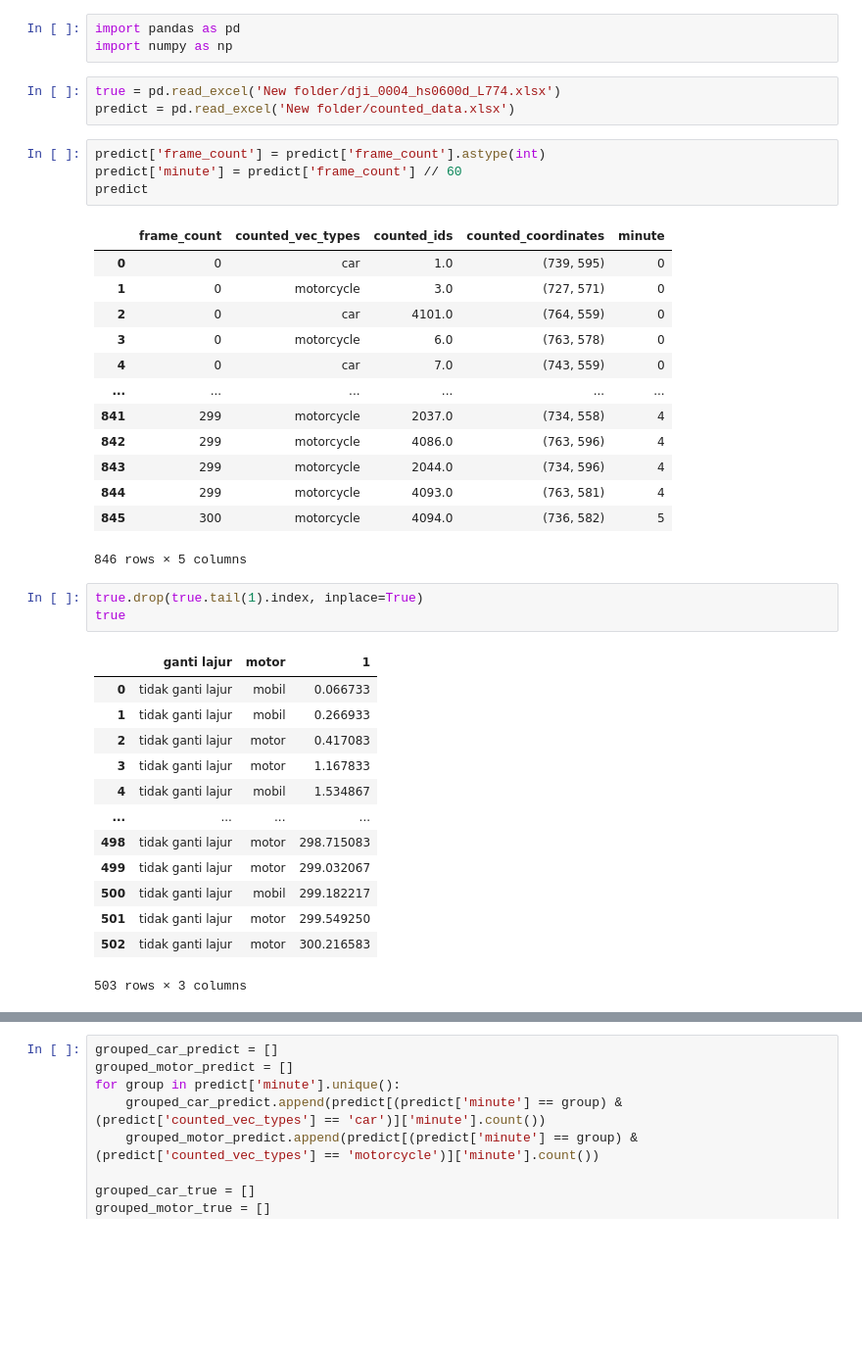
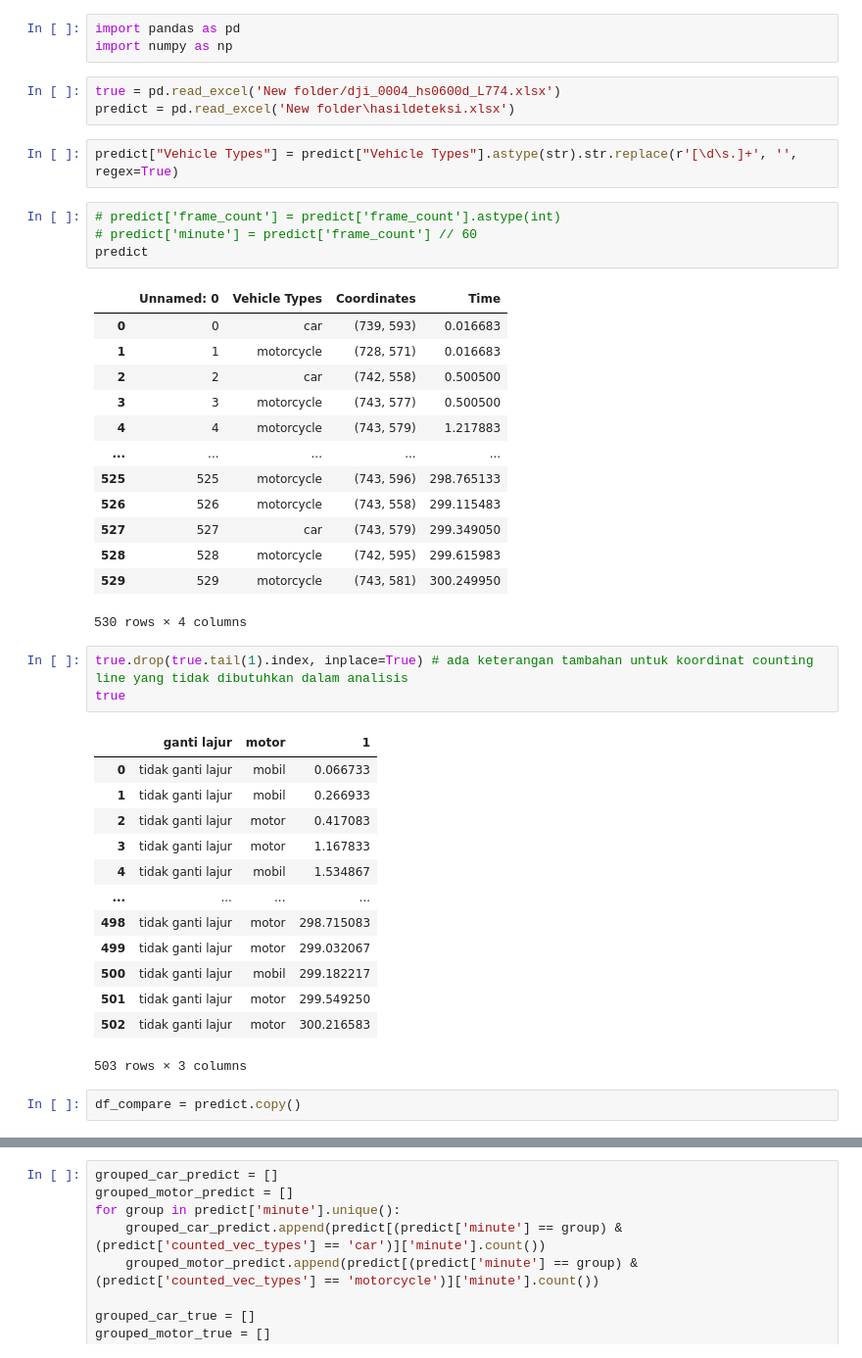
Before and after one commit to bagusJatiPramono/Project-YOLO, a Jupyter notebook: result_postprocess.ipynb, the cells around one changed output, grey strips where cells are left out. Shown at 98% size. Cells and saved outputs as stored; diff of their text form; blank space fills up the shorter version.

```diff
--- a/result_postprocess.ipynb
+++ b/result_postprocess.ipynb
@@ -3,27 +3,29 @@ import pandas as pd
 import numpy as np
 # %%
 true = pd.read_excel('New folder/dji_0004_hs0600d_L774.xlsx')
-predict = pd.read_excel('New folder/counted_data.xlsx')
+predict = pd.read_excel('New folder\hasildeteksi.xlsx')
+# %%
+predict["Vehicle Types"] = predict["Vehicle Types"].astype(str).str.replace(r'[\d\s.]+', '', regex=True)
 # %%
-predict['frame_count'] = predict['frame_count'].astype(int)
-predict['minute'] = predict['frame_count'] // 60
+# predict['frame_count'] = predict['frame_count'].astype(int)
+# predict['minute'] = predict['frame_count'] // 60
 predict
 # %% [output]
-|  | frame_count | counted_vec_types | counted_ids | counted_coordinates | minute |
-| 0 | 0 | car | 1.0 | (739, 595) | 0 |
-| 1 | 0 | motorcycle | 3.0 | (727, 571) | 0 |
-| 2 | 0 | car | 4101.0 | (764, 559) | 0 |
-| 3 | 0 | motorcycle | 6.0 | (763, 578) | 0 |
-| 4 | 0 | car | 7.0 | (743, 559) | 0 |
-| ... | ... | ... | ... | ... | ... |
-| 841 | 299 | motorcycle | 2037.0 | (734, 558) | 4 |
-| 842 | 299 | motorcycle | 4086.0 | (763, 596) | 4 |
-| 843 | 299 | motorcycle | 2044.0 | (734, 596) | 4 |
-| 844 | 299 | motorcycle | 4093.0 | (763, 581) | 4 |
-| 845 | 300 | motorcycle | 4094.0 | (736, 582) | 5 |
+|  | Unnamed: 0 | Vehicle Types | Coordinates | Time |
+| 0 | 0 | car | (739, 593) | 0.016683 |
+| 1 | 1 | motorcycle | (728, 571) | 0.016683 |
+| 2 | 2 | car | (742, 558) | 0.500500 |
+| 3 | 3 | motorcycle | (743, 577) | 0.500500 |
+| 4 | 4 | motorcycle | (743, 579) | 1.217883 |
+| ... | ... | ... | ... | ... |
+| 525 | 525 | motorcycle | (743, 596) | 298.765133 |
+| 526 | 526 | motorcycle | (743, 558) | 299.115483 |
+| 527 | 527 | car | (743, 579) | 299.349050 |
+| 528 | 528 | motorcycle | (742, 595) | 299.615983 |
+| 529 | 529 | motorcycle | (743, 581) | 300.249950 |
-846 rows × 5 columns
+530 rows × 4 columns
 # %%
-true.drop(true.tail(1).index, inplace=True)
+true.drop(true.tail(1).index, inplace=True) # ada keterangan tambahan untuk koordinat counting line yang tidak dibutuhkan dalam analisis
 true
 # %% [output]
 |  | ganti lajur | motor | 1 |
@@ -39,3 +41,5 @@ true
 | 501 | tidak ganti lajur | motor | 299.549250 |
 | 502 | tidak ganti lajur | motor | 300.216583 |
 503 rows × 3 columns
+# %%
+df_compare = predict.copy()
```
Also changed, not shown: parts of 3 cells of this notebook, 3 other files.
